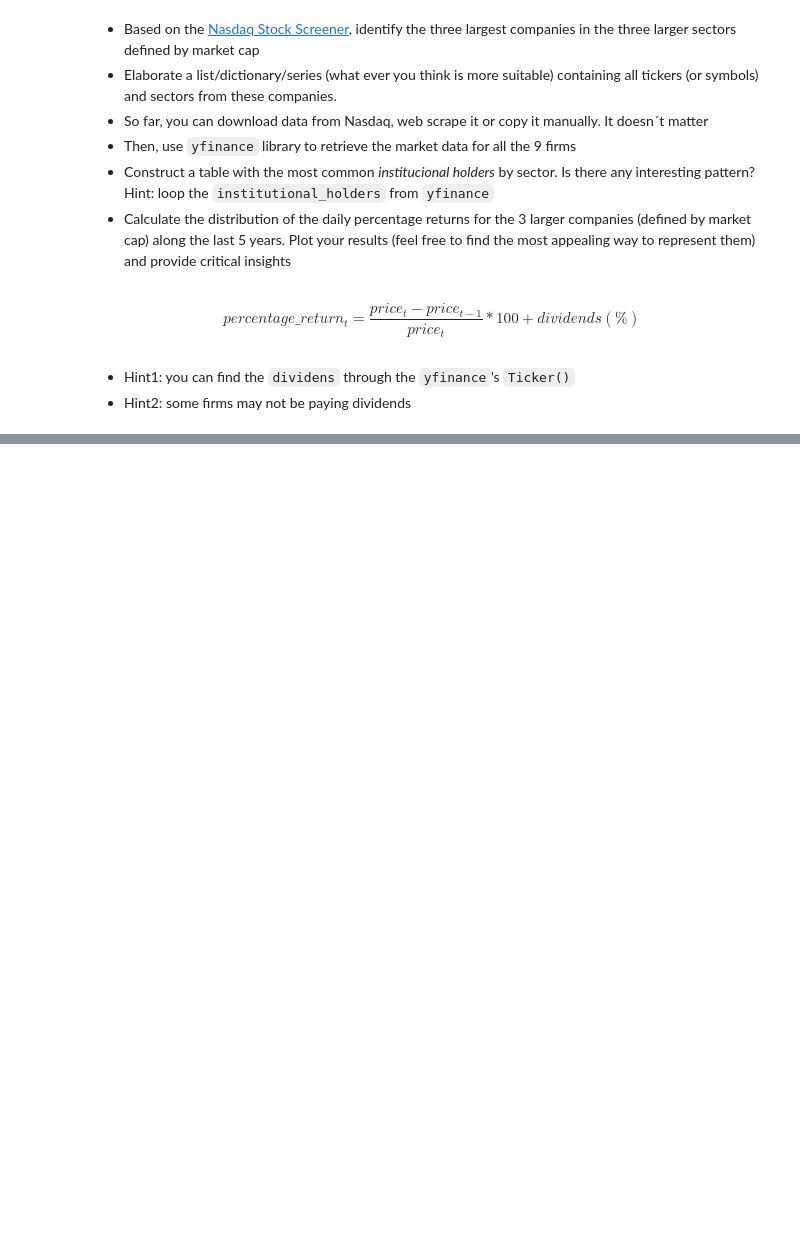
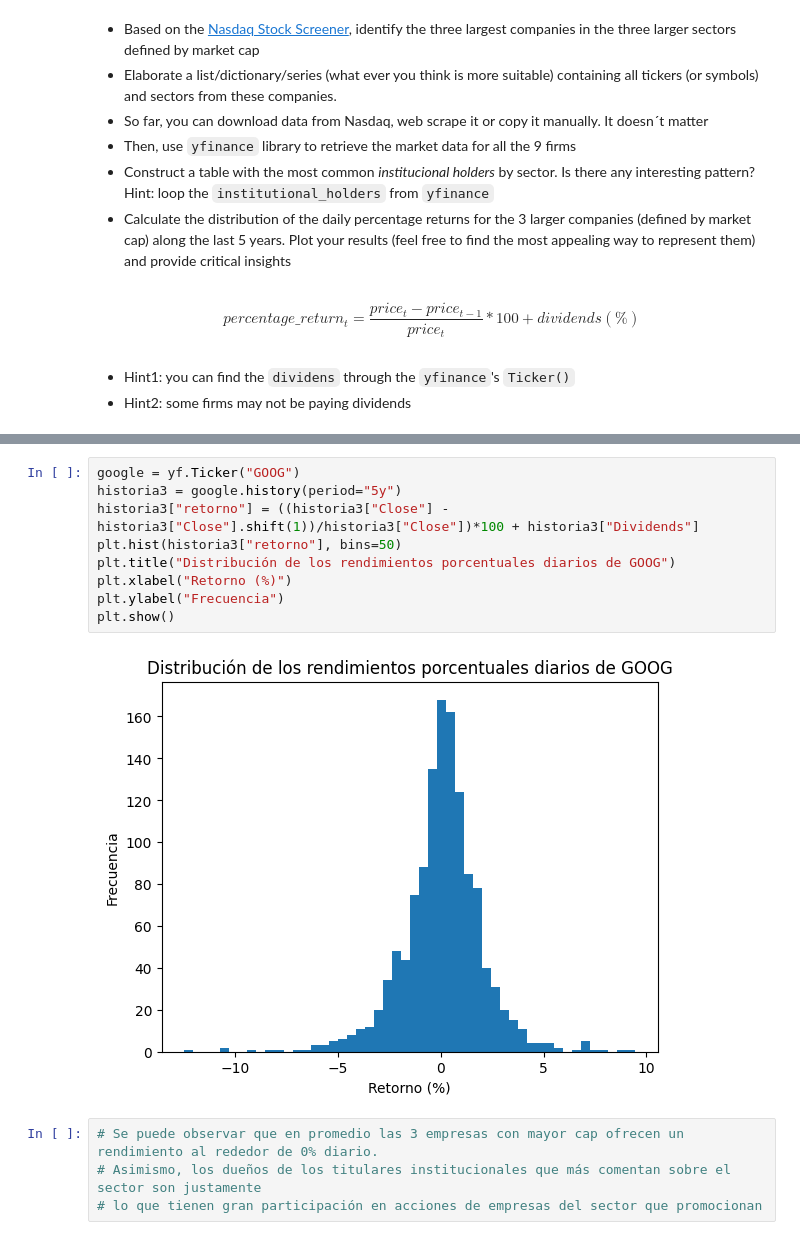
Before and after one commit to qlab-intro-python/tarea-4-emanuel-rojas-1, a Jupyter notebook: tarea_4_plantilla.ipynb, the cells around one changed output, grey strips where cells are left out. Cells and saved outputs as stored; diff of their text form; blank space fills up the shorter version.

```diff
--- a/tarea_4_plantilla.ipynb
+++ b/tarea_4_plantilla.ipynb
@@ -219,0 +191,15 @@ $$
+# %%
+google = yf.Ticker("GOOG")
+historia3 = google.history(period="5y")
+historia3["retorno"] = ((historia3["Close"] - historia3["Close"].shift(1))/historia3["Close"])*100 + historia3["Dividends"]
+plt.hist(historia3["retorno"], bins=50)
+plt.title("Distribución de los rendimientos porcentuales diarios de GOOG")
+plt.xlabel("Retorno (%)")
+plt.ylabel("Frecuencia")
+plt.show()
+# %% [output]
+[figure, added]
+# %%
+# Se puede observar que en promedio las 3 empresas con mayor cap ofrecen un rendimiento al rededor de 0% diario.
+# Asimismo, los dueños de los titulares institucionales que más comentan sobre el sector son justamente
+# lo que tienen gran participación en acciones de empresas del sector que promocionan
```
Also changed, not shown: parts of 16 cells of this notebook.
